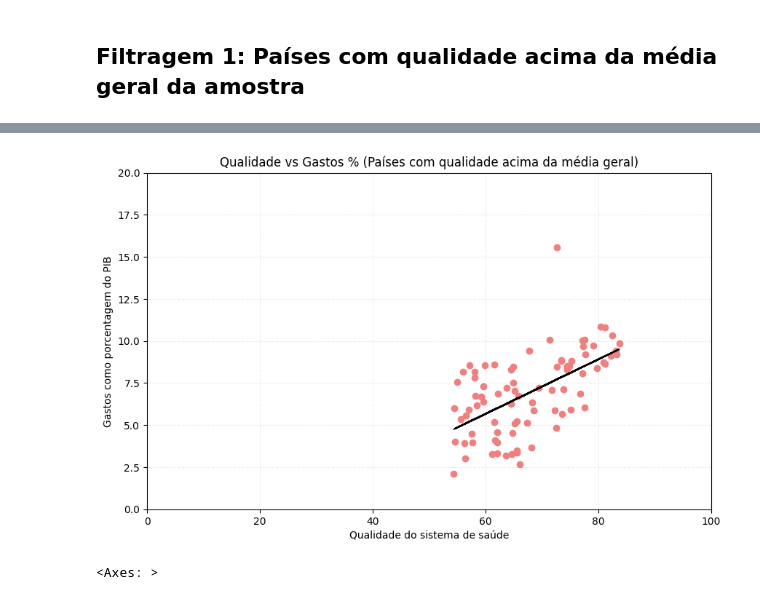
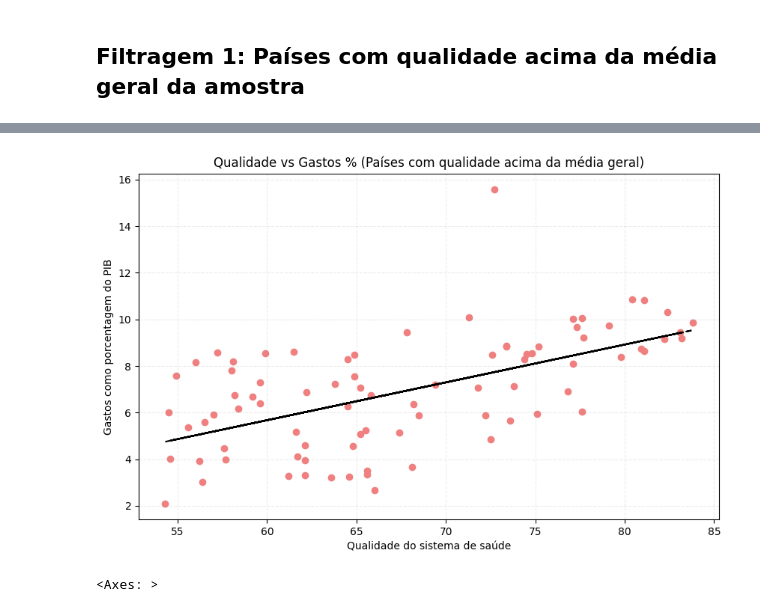
Before and after one commit to jlcamelo2350/Dados-e-automacao, a Jupyter notebook: Análise: Pandemia e Expectativa de Vida/saúde_project_correlação_qualidade_vs_gastos.ipynb, the cells around one changed output, grey strips where cells are left out. Saved outputs shown, nothing was run; the diff lists cells and outputs as text; code cells hidden in the pictures.

```diff
--- a/Análise: Pandemia e Expectativa de Vida/saúde_project_correlação_qualidade_vs_gastos.ipynb
+++ b/Análise: Pandemia e Expectativa de Vida/saúde_project_correlação_qualidade_vs_gastos.ipynb
@@ -350,22 +356,19 @@ Veja:
 # %%
 #vou colocar um gráfico de dispersão com os dados de países paises_a_index
 plt.figure(figsize=(10, 6))
 plt.scatter(paises_a_index['index'], paises_a_index['gméd%'], c = 'lightcoral')
 plt.xlabel('Qualidade do sistema de saúde')
 plt.ylabel('Gastos como porcentagem do PIB')
 plt.title('Qualidade vs Gastos % (Países com qualidade acima da média geral)')
 plt.grid(True, alpha = 0.15, linestyle ='--', color = 'gray')
 
-plt.xlim(0, 100)
-plt.ylim(0, 20)
-
 #colocar uma linha de tendência
 z = np.polyfit(paises_a_index['index'], paises_a_index['gméd%'], 1)
 p = np.poly1d(z)
 plt.plot(paises_a_index['index'], p(paises_a_index['index']), linestyle = '--', color='black')
 plt.show()
 # %% [output]
-[figure, old version]
+[figure, new version]
 # %%
 #calcular a matriz correlação para paises_a_index0
 corr0 = paises_a_index[['index', 'gméd%']].corr()
```
Also changed, not shown: parts of 48 cells of this notebook.
